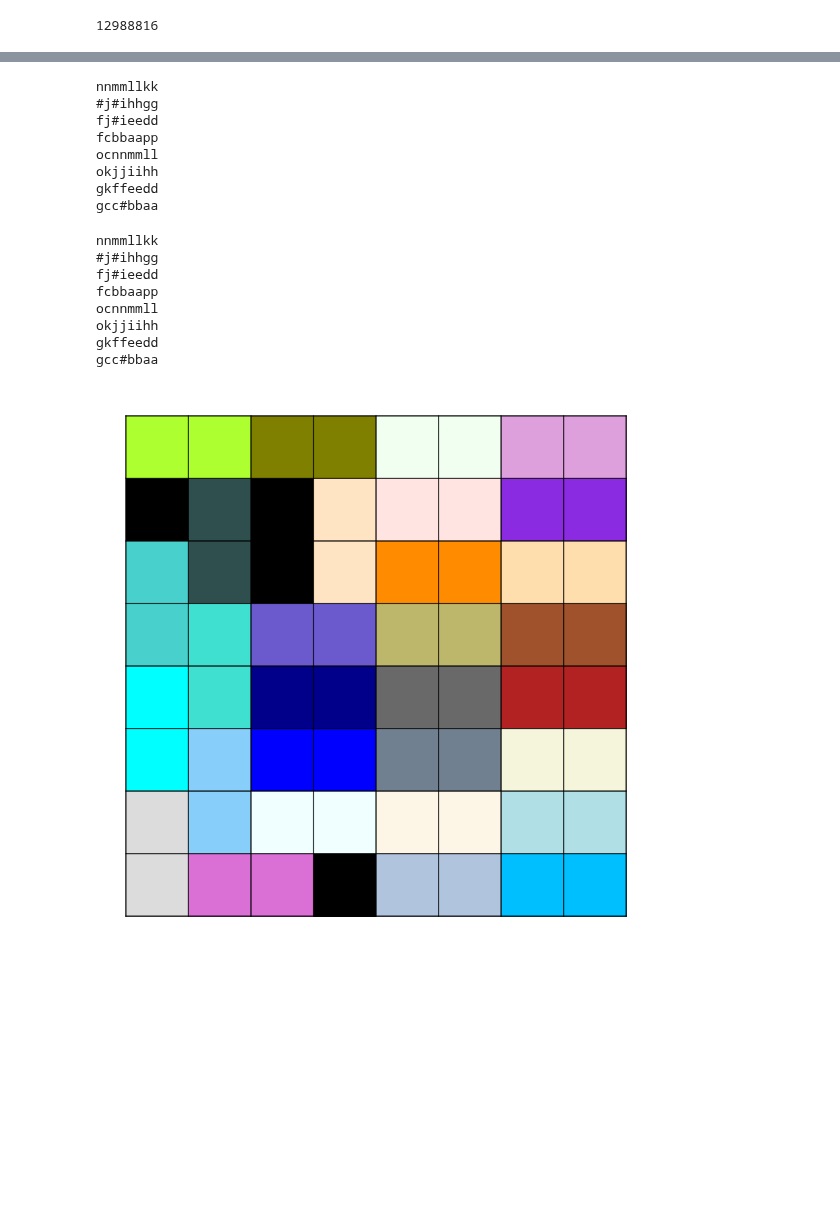
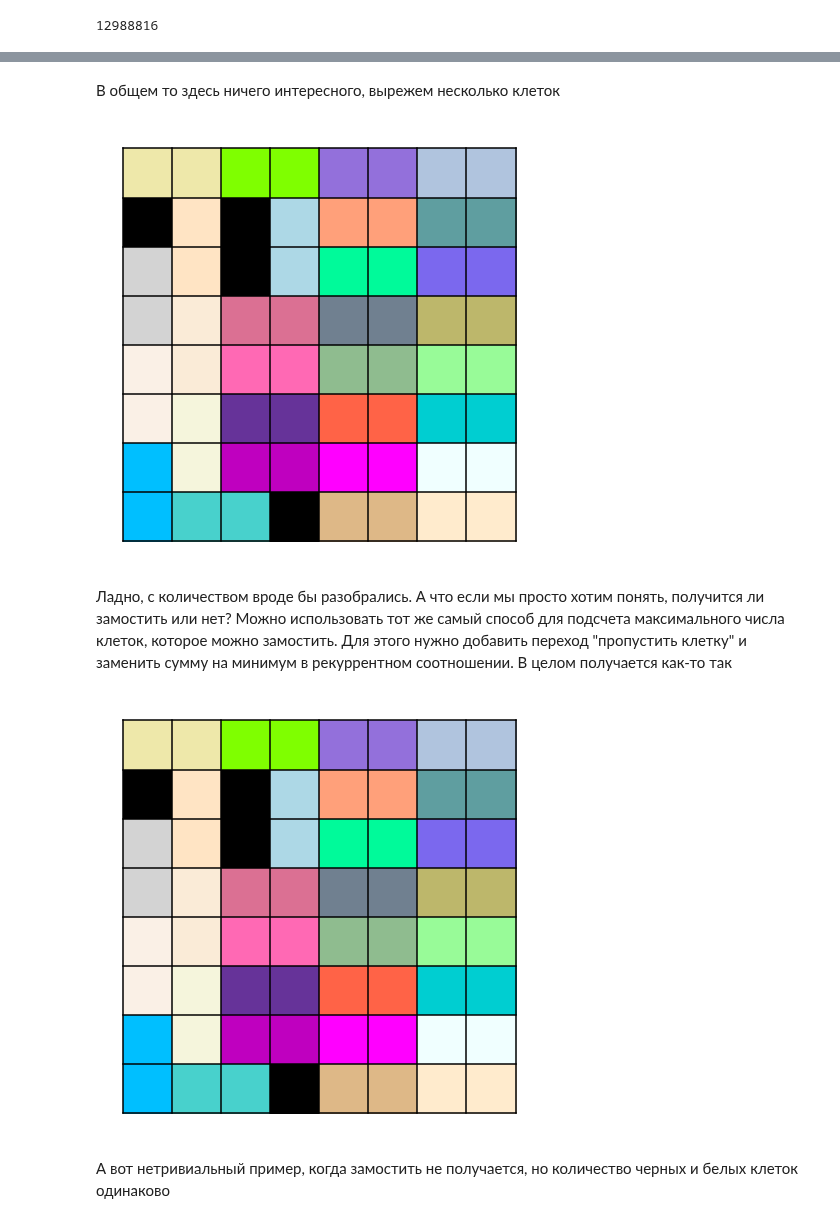
Before and after one commit to Malkovsky/interactive-visualization, a Jupyter notebook: domino_tiling.ipynb, the cells around one changed output, grey strips where cells are left out. Drawn from its saved outputs; the diff is of its cells as text; code cells hidden in the pictures; blank space fills up the shorter version.

```diff
--- a/domino_tiling.ipynb
+++ b/domino_tiling.ipynb
@@ -128,0 +129,15 @@ $$
+# %%
+n = 8
+m = 8
+k = 4
+j = 4
+fig = [[-1 if i < k else -2 for j in range(8)] for i in range(8)]
+profile = [0, 0, 1, 0, 1, 0, 0, 1]
+for l in range(m):
+    if l <= j:
+        fig[k][l] = -1
+        fig[k + 1][l] = -3 if profile[l] == 1 else -4
+    else:
+        fig[k][l] = -3 if profile[l] == 1 else -4
+
+draw_filling(fig)
@@ -167,0 +240,14 @@ print(dp[n][0][0])
+# %%
+tiling_fib = [
+    '..',
+    '..',
+    '..',
+    '..',
+    '..',
+    '..',
+    '..',
+    '..'
+]
+dp = count_tilings(tiling_fib)
+for i in range(8):
+    print(dp[i][0][0], end=' ')
@@ -167,0 +258,13 @@ print(dp[n][0][0])
+# %%
+tiling_no_corners_opposite = [
+    '.......#',
+    '........',
+    '........',
+    '........',
+    '........',
+    '........',
+    '........',
+    '#.......',
+]
+dp = count_tilings(tiling_no_corners_opposite)
+print(dp[8][0][0])
@@ -283,3 +333,5 @@ kgffeedd
+# %% [markdown]
+В общем то здесь ничего интересного, вырежем несколько клеток
 # %%
 tiling_random = [
     '........',
@@ -291,16 +343,12 @@ tiling_random = [
     '........',
     '...#....'
 ]
-filling_random = show_tiling(tiling_random)
+filling_random = cover_if_possible(tiling_random)
+draw_filling(filling_random)
 # %% [output]
-nnmmllkk
-#j#ihhgg
-fj#ieedd
-fcbbaapp
-ocnnmmll
-okjjiihh
-gkffeedd
-gcc#bbaa
+[figure, added]
+# %% [markdown]
+Ладно, с количеством вроде бы разобрались. А что если мы просто хотим понять, получится ли замостить или нет? Можно использовать тот же самый способ для подсчета максимального числа клеток, которое можно замостить. Для этого нужно добавить переход "пропустить клетку" и заменить сумму на минимум в рекуррентном соотношении. В целом получается как-то так
 # %%
 def maxmimum_cover(tiling):
     n = len(tiling)
@@ -385,18 +433,11 @@ def cover_maximum_possible(tiling, dp=None):
     return result
 # %%
 filling = cover_maximum_possible(tiling_random)
-show_filling(filling)
 draw_filling(filling)
 # %% [output]
-nnmmllkk
-#j#ihhgg
-fj#ieedd
-fcbbaapp
-ocnnmmll
-okjjiihh
-gkffeedd
-gcc#bbaa
-[figure, old version]
+[figure, new version]
+# %% [markdown]
+А вот нетривиальный пример, когда замостить не получается, но количество черных и белых клеток одинаково
 # %%
 tiling_custom=[
     '...####',
```
Also changed, not shown: parts of 28 cells of this notebook.
